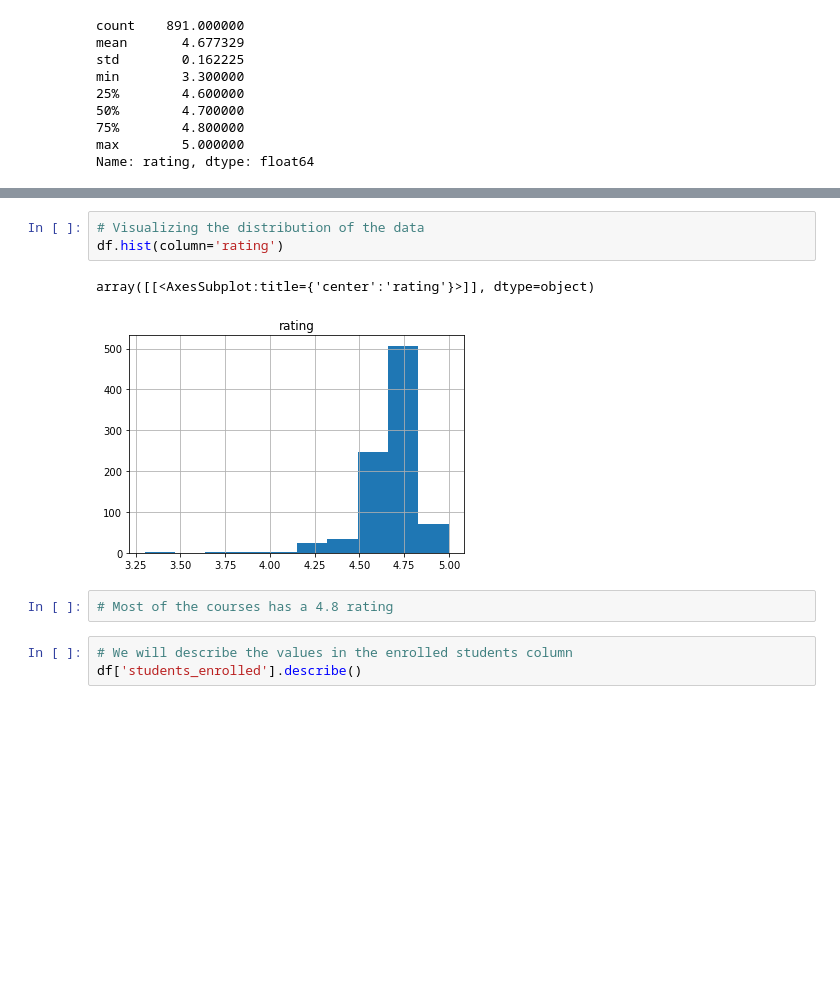
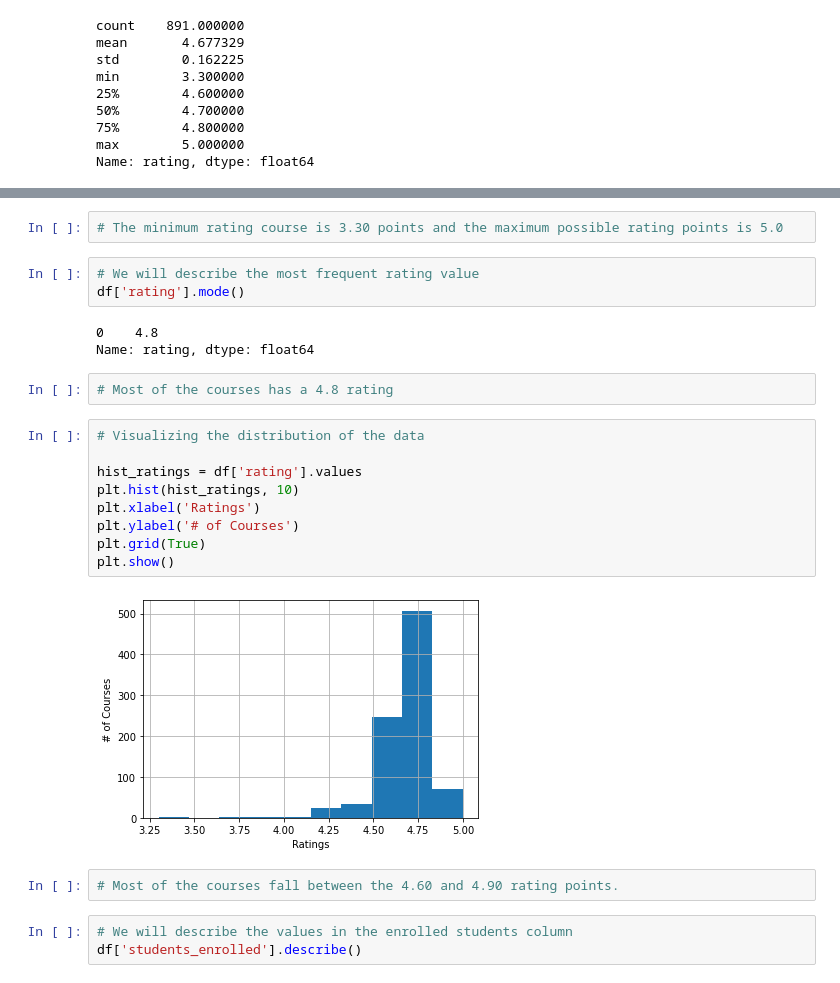
Before and after one commit to patosorio/Coursera-course-analysis, a Jupyter notebook: Coursera Course Analysis.ipynb, the cells around one changed output, grey strips where cells are left out. Cells and saved outputs as stored; diff of their text form; blank space fills up the shorter version.

Commit message:
New Updates Histograms

```diff
--- a/Coursera Course Analysis.ipynb
+++ b/Coursera Course Analysis.ipynb
@@ -267,11 +259,26 @@ Name: rating, dtype: float64
-# %%
-# Visualizing the distribution of the data
-df.hist(column='rating')
-# %% [output]
-array([[<AxesSubplot:title={'center':'rating'}>]], dtype=object)
-[figure, removed]
-# %%
-# Most of the courses has a 4.8 rating
+# %%
+# The minimum rating course is 3.30 points and the maximum possible rating points is 5.0
+# %%
+# We will describe the most frequent rating value
+df['rating'].mode()
+# %% [output]
+0    4.8
+Name: rating, dtype: float64
+# %%
+# Most of the courses has a 4.8 rating
+# %%
+# Visualizing the distribution of the data
+
+hist_ratings = df['rating'].values
+plt.hist(hist_ratings, 10)
+plt.xlabel('Ratings')
+plt.ylabel('# of Courses')
+plt.grid(True)
+plt.show()
+# %% [output]
+[figure, added]
+# %%
+# Most of the courses fall between the 4.60 and 4.90 rating points.
 # %%
 # We will describe the values in the enrolled students column
 df['students_enrolled'].describe()
```
Also changed, not shown: parts of 35 cells of this notebook.
